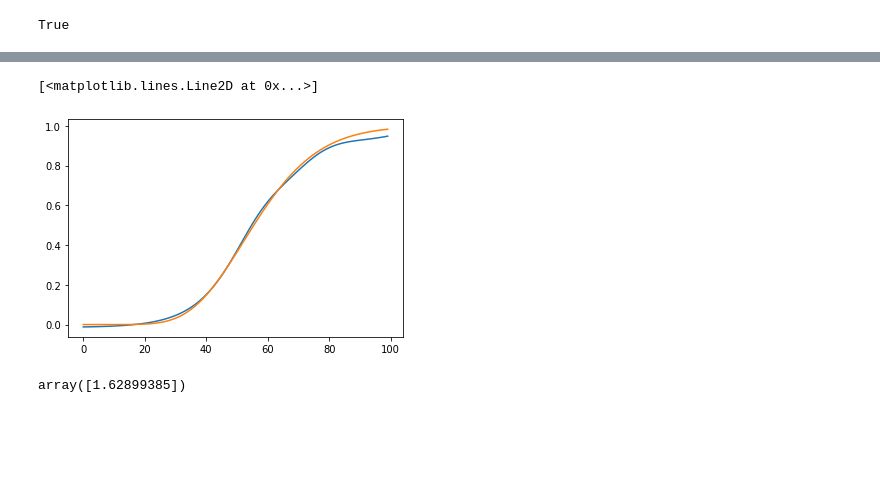
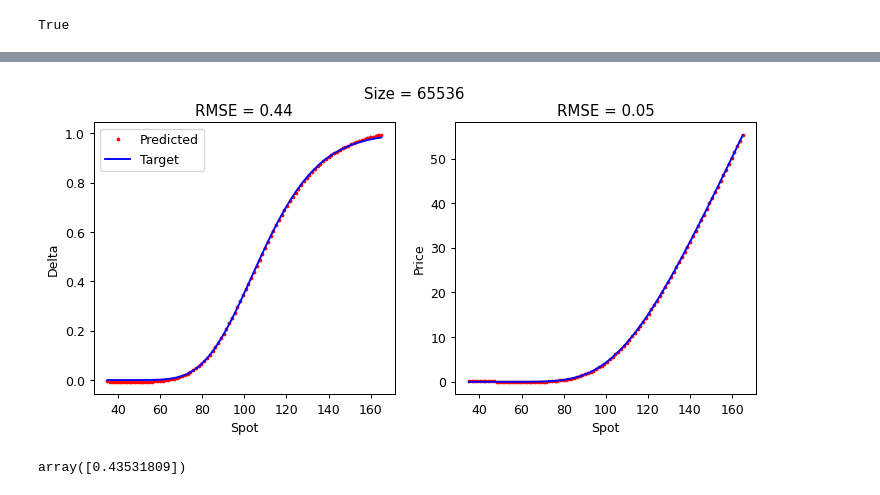
Before and after one commit to Zattera44/Speciale, a Jupyter notebook: deep_learning/diffDL_tf2.ipynb, the cells around one changed output, grey strips where cells are left out. Drawn from its saved outputs; the diff is of its cells as text; code cells hidden in the pictures; blank space fills up the shorter version.

```diff
--- a/deep_learning/diffDL_tf2.ipynb
+++ b/deep_learning/diffDL_tf2.ipynb
@@ -52,9 +52,17 @@ class BlackScholes:
         S2 = S1 * R2
 
         pay = np.maximum(0, S2 - self.K)
+        R2a = np.exp(-0.5*self.vol*self.vol*(self.T2-self.T1) \
+                    - self.vol*np.sqrt(self.T2-self.T1)*returns[:,1])
+        S2a = S1 * R2a
+        paya = np.maximum(0, S2a - self.K)
+
         X = S1
-        Y = pay
-        Z =  np.where(S2 > self.K, R2, 0.0).reshape((-1,1))
+        Y = 0.5 * (pay + paya)
+
+        Z1 =  np.where(S2 > self.K, R2, 0.0).reshape((-1,1))
+        Z2 =  np.where(S2a > self.K, R2a, 0.0).reshape((-1,1))
+        Z = 0.5 * (Z1 + Z2)
 
         return X.reshape([-1,1]), Y.reshape([-1,1]), Z.reshape([-1,1])
 
@@ -257,10 +272,10 @@ if combined:
 
     model = tf.keras.Model(inputs=z0, outputs=[y,derivs])
 # %%
-n_epochs = 100; size = 2 ** 13; batch_size = int(max(256, size // 16)); scheduler = True
+n_epochs = 100; size = 2 ** 16; batch_size = int(max(256, size // 16)); scheduler = True
 
-bs = BlackScholes()
-xTrain, yTrain, dydxTrain = bs.trainingSet(size)
+bs = BlackScholes(volMult=1)
+xTrain, yTrain, dydxTrain = bs.trainingSet(size, anti=True)
 xTest, yTest, dydxTest = bs.testSet(num=100)
 
 x_mean, x_std, x, y_mean, y_std, y, dydx, lambda_j = normalize_data(xTrain, yTrain, dydxTrain)
@@ -269,7 +284,7 @@ if scheduler:
     optimizer = tf.keras.optimizers.Adam(learning_rate=LRSchedule(n_epochs, size, batch_size))
     eager = True
 else:
-    optimizer = tf.keras.optimizers.Nadam(learning_rate=0.1)
+    optimizer = tf.keras.optimizers.Adam(learning_rate=0.1)
     #optimizer = tf.keras.optimizers.RMSprop(learning_rate=0.1)
     eager = False
 
@@ -306,12 +321,48 @@ Epoch 100/100
-# %%
-import matplotlib.pyplot as plt
-plt.plot(dydxPred)
-plt.plot(dydxTest)
-# %% [output]
-[<matplotlib.lines.Line2D at 0x...>]
-[figure, removed]
+# %%
+import matplotlib.pyplot as plt
+
+spots = np.linspace(35, 165, 100).reshape((-1, 1))
+
+fig, ax = plt.subplots(1, 2, squeeze=False, dpi=90)
+fig.set_size_inches(4 * 2 + 1.5, 4)
+
+ax[0,0].plot(spots,dydxPred, 'co', markersize=2, color='red', label='Predicted')
+ax[0,0].plot(spots,dydxTest, color='blue', label='Target')
+
+ax[0,1].plot(spots,yPred*100, 'co', markersize=2, color='red', label='Predicted')
+ax[0,1].plot(spots,yTest*100, color='blue', label='Target')
+
+ax[0,0].set_ylabel("Delta")
+ax[0,1].set_ylabel("Price")
+
+ax[0,0].set_xlabel("Spot")
+ax[0,1].set_xlabel("Spot")
+
+errors = 100 * (dydxPred - dydxTest)
+rmse = np.sqrt((errors ** 2).mean(axis=0))
+
+t = "RMSE = %.2f" % rmse
+
+ax[0,0].set_title(t)
+
+errors = 100 * (yPred - yTest)
+rmse = np.sqrt((errors ** 2).mean(axis=0)); rmse
+
+t = "RMSE = %.2f" % rmse
+
+ax[0,1].set_title(t)
+
+t = "Size = %.0f" % size
+
+plt.suptitle(t)
+
+ax[0,0].legend()
+
+plt.show()
+# %% [output]
+[figure, added]
 # %%
 errors = 100 * (dydxPred - dydxTest)
 rmse = np.sqrt((errors ** 2).mean(axis=0)); rmse
 # %% [output]
-array([1.62899385])
+array([0.43531809])
```
Also changed, not shown: parts of 6 cells of this notebook, 10 other files.
